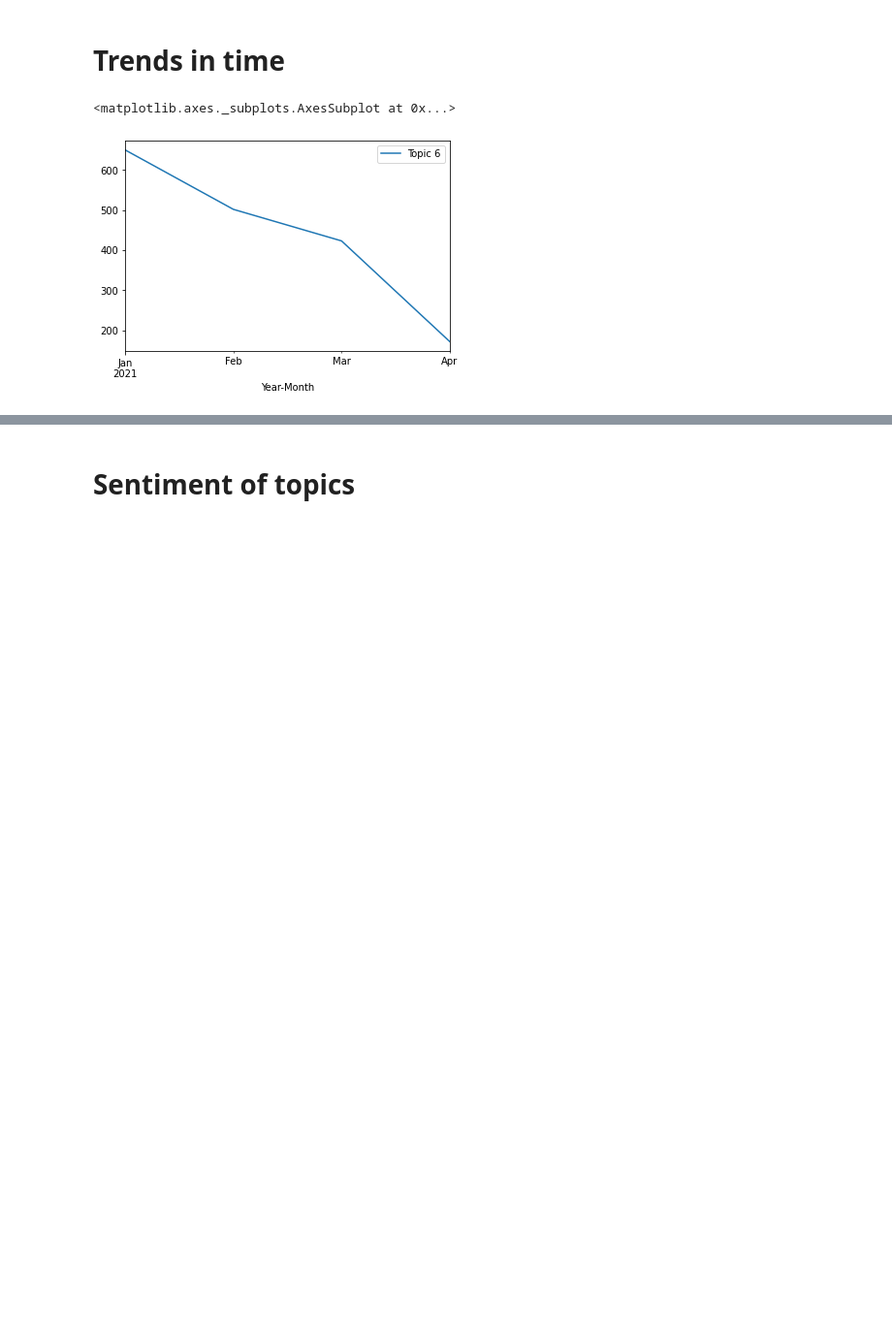
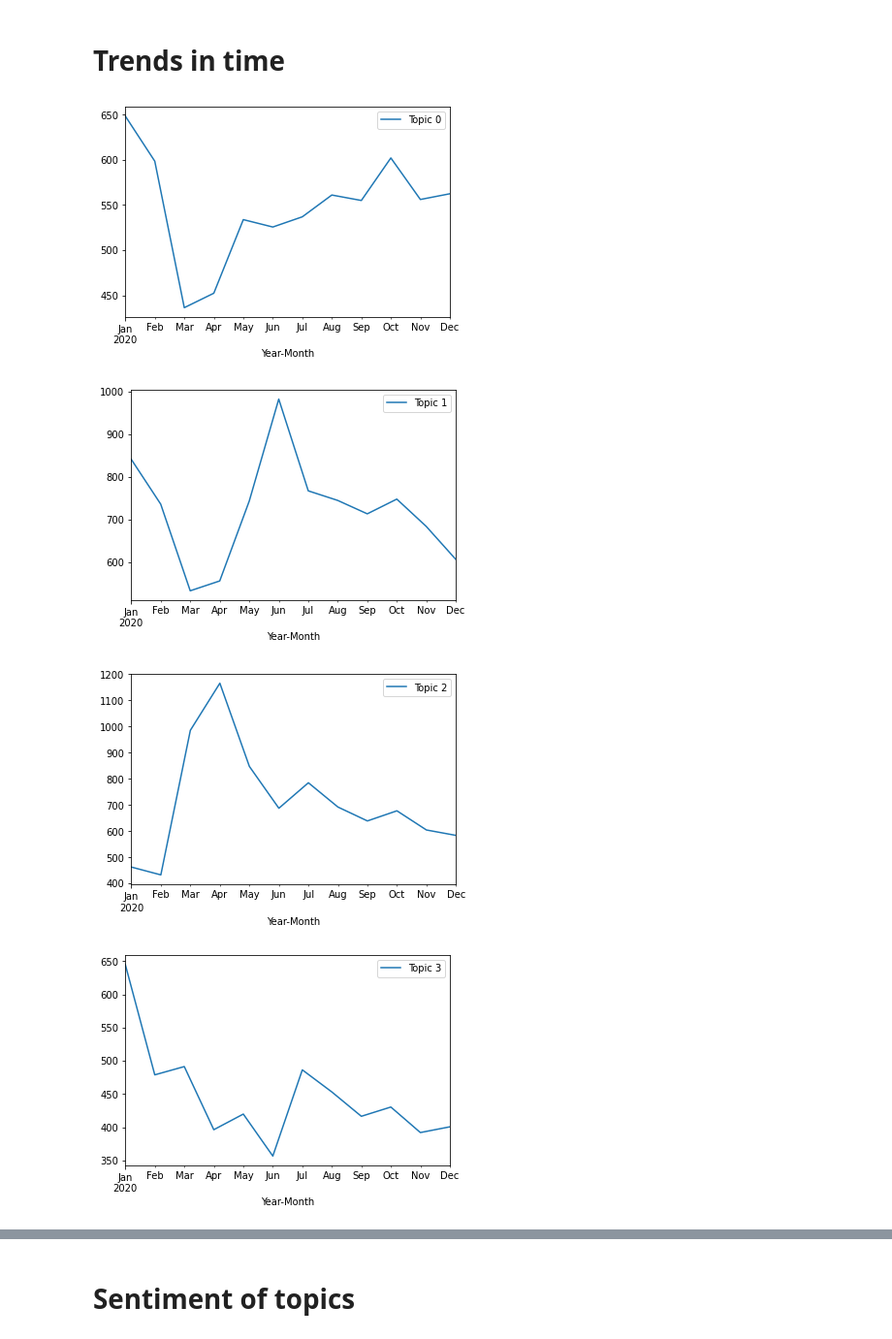
Before and after one commit to MKeel1ng/DailyMailAnalysis, a Jupyter notebook: DailyMail.ipynb, the cells around one changed output, grey strips where cells are left out. Shown at 97% size. Saved outputs shown, nothing was run; the diff lists cells and outputs as text; code cells hidden in the pictures; blank space fills up the shorter version.

```diff
--- a/DailyMail.ipynb
+++ b/DailyMail.ipynb
@@ -344,5 +382,5 @@ plt.show()
 # %% [markdown]
 Ideal number of topics is 10
 # %%
-lda_model = gensim.models.LdaMulticore(bow_corpus, num_topics=10, id2word=dictionary, passes=25, workers=2)
+lda_model = gensim.models.LdaMulticore(bow_corpus, num_topics=11, id2word=dictionary, passes=25, workers=2)
 # %%
@@ -453,6 +460,6 @@ dfsent.head()
 # %%
 svals=[]
-# flair_sentiment = flair.models.TextClassifier.load('en-sentiment')
+flair_sentiment = flair.models.TextClassifier.load('en-sentiment')
 for i in tqdm.tqdm(range(len(dfsent))):
   sentence=df.iloc[i].title
   s = flair.data.Sentence(sentence)
@@ -509,9 +519,9 @@ for i in range(10):
 # %%
 # dfsent=dfsent.drop(['Unnamed: 0','index','Unnamed: 0.1'],axis=1)
-dfsentTopics=dfsent[['Topic 0','Topic 1','Topic 2','Topic 3','Topic 4','Topic 5','Topic 6','Topic 7','Topic 8','Topic 9']]
+dfsentTopics=dfsent[['Topic 0','Topic 1','Topic 2','Topic 3','Topic 4','Topic 5','Topic 6','Topic 7','Topic 8','Topic 9','Topic 10']]
 dfsentTopics=dfsentTopics.mask(dfsentTopics < 0.05)
 # %%
-dfsent=dfsent.drop(['Topic 0','Topic 1','Topic 2','Topic 3','Topic 4','Topic 5','Topic 6','Topic 7','Topic 8','Topic 9'],axis=1)
+dfsent=dfsent.drop(['Topic 0','Topic 1','Topic 2','Topic 3','Topic 4','Topic 5','Topic 6','Topic 7','Topic 8','Topic 9','Topic 10'],axis=1)
 # %%
 dfsent_clean=pd.concat([dfsent,dfsentTopics],axis=1)
 # %%
@@ -545,7 +555,10 @@ dfsent_clean.date=pd.to_datetime(dfsent_clean.date,format='%Y%m%d')
 dfsent_clean=dfsent_clean.sort_values(by='date')
 dfsent_clean['Year-Month']=dfsent_clean.date.dt.to_period('M')
 # %%
-dfsent_clean[['Year-Month','Topic 6']].groupby('Year-Month').sum().plot()
+for i in range(11):
+  dfsent_clean[['Year-Month','Topic '+str(i)]].groupby('Year-Month').sum().plot()
 # %% [output]
-<matplotlib.axes._subplots.AxesSubplot at 0x...>
-[figure, old version]
+[figure, new version]
+[figure, added]
+[figure, added]
+[figure, added]
```
Also changed, not shown: parts of 40 cells of this notebook.
